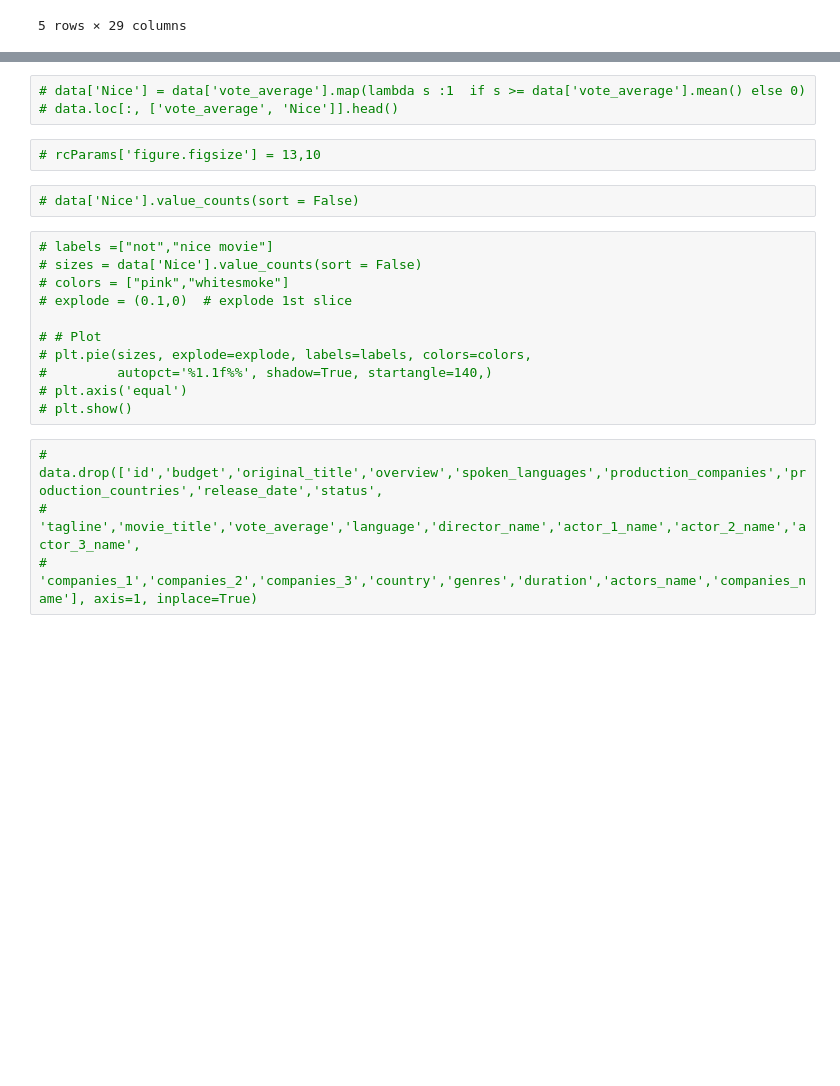
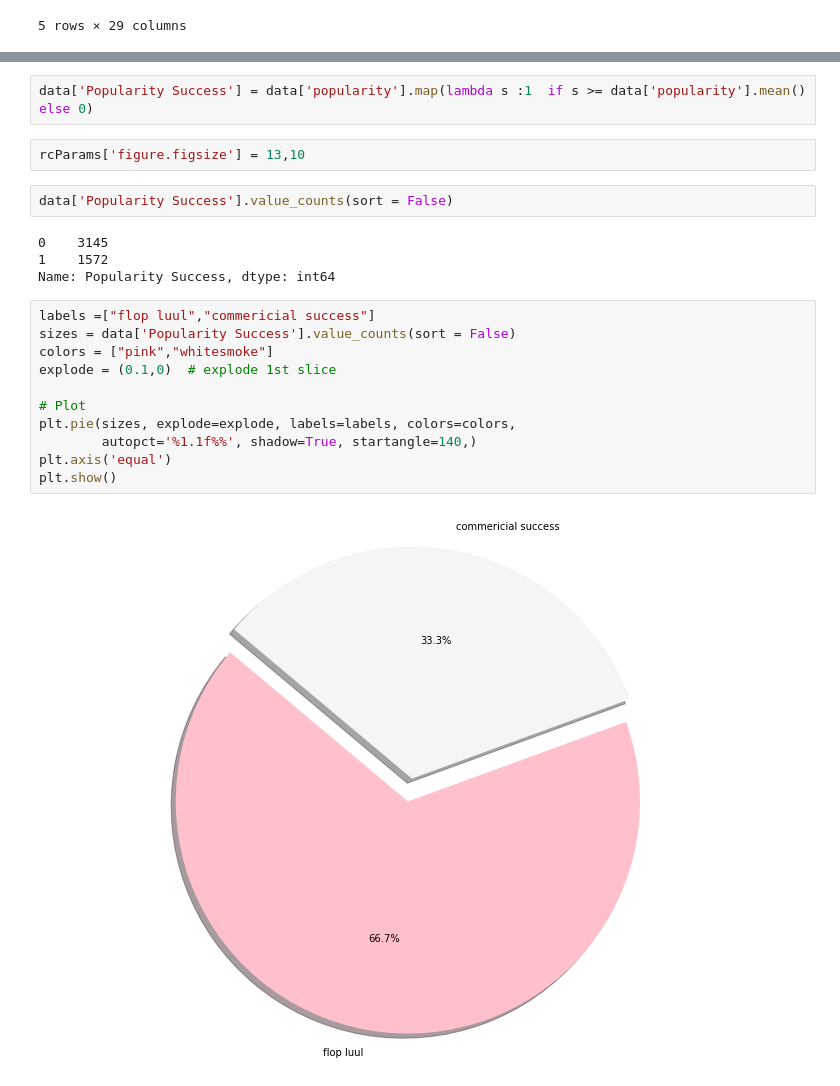
Before and after one commit to jzhan2543/fall19ml-moviepredictions, a Jupyter notebook: movie_notebook.ipynb, the cells around one changed output, grey strips where cells are left out. Cells and saved outputs as stored; diff of their text form; blank space fills up the shorter version.

```diff
--- a/movie_notebook.ipynb
+++ b/movie_notebook.ipynb
@@ -188,22 +187,23 @@ sns.regplot(x="duration", y="vote_average", data=data, color= 'Red');
 # %%
-# data['Nice'] = data['vote_average'].map(lambda s :1  if s >= data['vote_average'].mean() else 0)
-# data.loc[:, ['vote_average', 'Nice']].head()
+data['Popularity Success'] = data['popularity'].map(lambda s :1  if s >= data['popularity'].mean() else 0)
 # %%
-# rcParams['figure.figsize'] = 13,10
+rcParams['figure.figsize'] = 13,10
 # %%
-# data['Nice'].value_counts(sort = False)
+data['Popularity Success'].value_counts(sort = False)
+# %% [output]
+0    3145
+1    1572
+Name: Popularity Success, dtype: int64
 # %%
-# labels =["not","nice movie"]
-# sizes = data['Nice'].value_counts(sort = False)
-# colors = ["pink","whitesmoke"]
-# explode = (0.1,0)  # explode 1st slice
+labels =["flop luul","commericial success"]
+sizes = data['Popularity Success'].value_counts(sort = False)
+colors = ["pink","whitesmoke"]
+explode = (0.1,0)  # explode 1st slice
 
-# # Plot
-# plt.pie(sizes, explode=explode, labels=labels, colors=colors,
-#         autopct='%1.1f%%', shadow=True, startangle=140,)
-# plt.axis('equal')
-# plt.show()
+# Plot
+plt.pie(sizes, explode=explode, labels=labels, colors=colors,
+        autopct='%1.1f%%', shadow=True, startangle=140,)
+plt.axis('equal')
+plt.show()
+# %% [output]
+[figure, added]
-# %%
-# data.drop(['id','budget','original_title','overview','spoken_languages','production_companies','production_countries','release_date','status',
-#           'tagline','movie_title','vote_average','language','director_name','actor_1_name','actor_2_name','actor_3_name',
-#           'companies_1','companies_2','companies_3','country','genres','duration','actors_name','companies_name'], axis=1, inplace=True)
```
Also changed, not shown: parts of 15 cells of this notebook.
